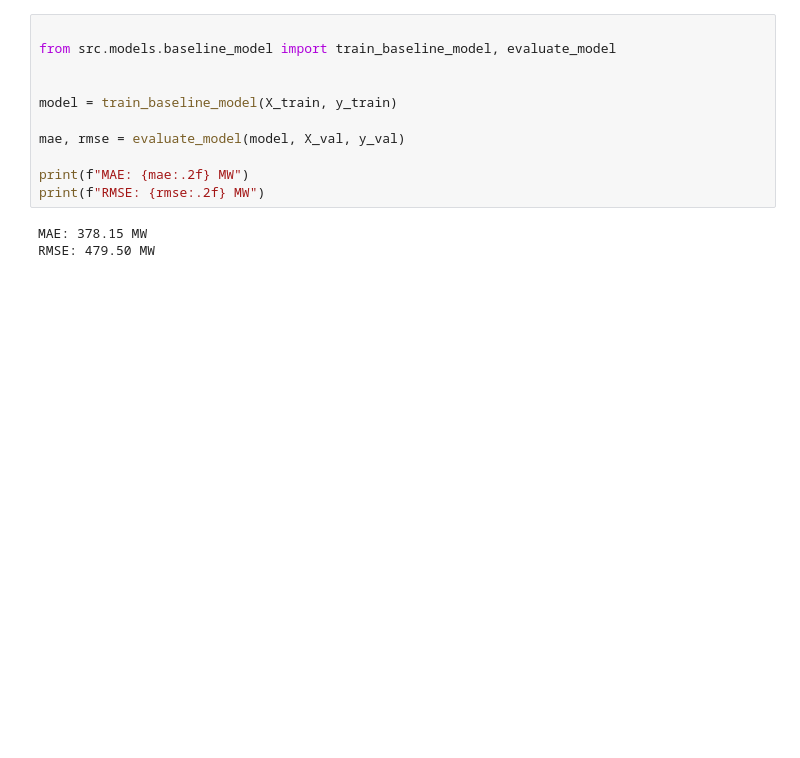
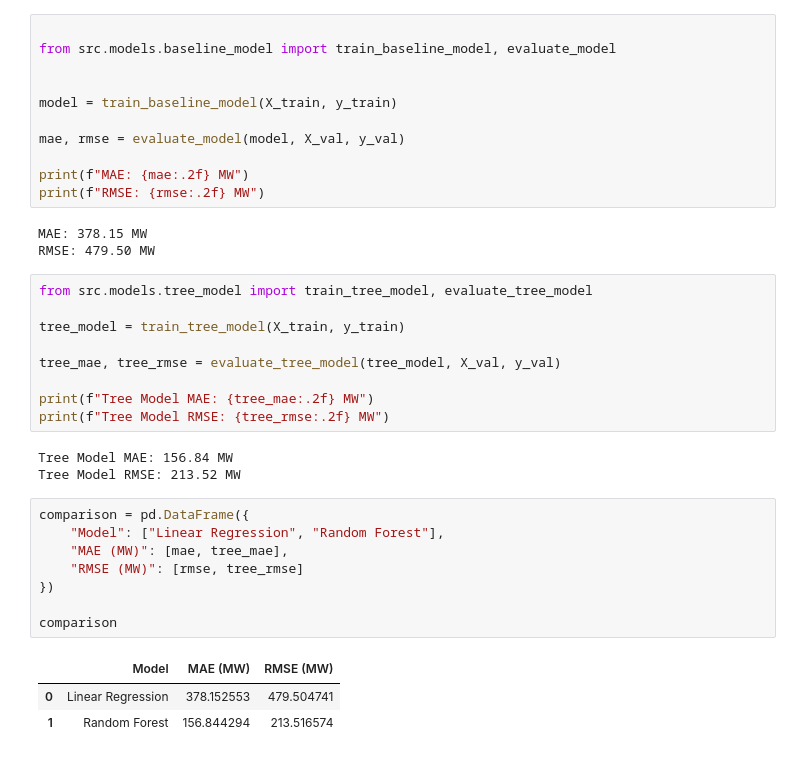
Before and after one commit to tejasaron/Code_ML, a Jupyter notebook: energy_consumption_forecasting/notebooks/eda_energy_consumption.ipynb, the cells around one changed output. Drawn from its saved outputs; the diff is of its cells as text; blank space fills up the shorter version.

```diff
--- a/energy_consumption_forecasting/notebooks/eda_energy_consumption.ipynb
+++ b/energy_consumption_forecasting/notebooks/eda_energy_consumption.ipynb
@@ -188,3 +188,27 @@ print(f"RMSE: {rmse:.2f} MW")
 # %% [output]
 MAE: 378.15 MW
 RMSE: 479.50 MW
+# %%
+from src.models.tree_model import train_tree_model, evaluate_tree_model
+
+tree_model = train_tree_model(X_train, y_train)
+
+tree_mae, tree_rmse = evaluate_tree_model(tree_model, X_val, y_val)
+
+print(f"Tree Model MAE: {tree_mae:.2f} MW")
+print(f"Tree Model RMSE: {tree_rmse:.2f} MW")
+# %% [output]
+Tree Model MAE: 156.84 MW
+Tree Model RMSE: 213.52 MW
+# %%
+comparison = pd.DataFrame({
+    "Model": ["Linear Regression", "Random Forest"],
+    "MAE (MW)": [mae, tree_mae],
+    "RMSE (MW)": [rmse, tree_rmse]
+})
+
+comparison
+# %% [output]
+|  | Model | MAE (MW) | RMSE (MW) |
+| 0 | Linear Regression | 378.152553 | 479.504741 |
+| 1 | Random Forest | 156.844294 | 213.516574 |
```
Also changed, not shown: parts of 1 cell of this notebook, 2 other files.
